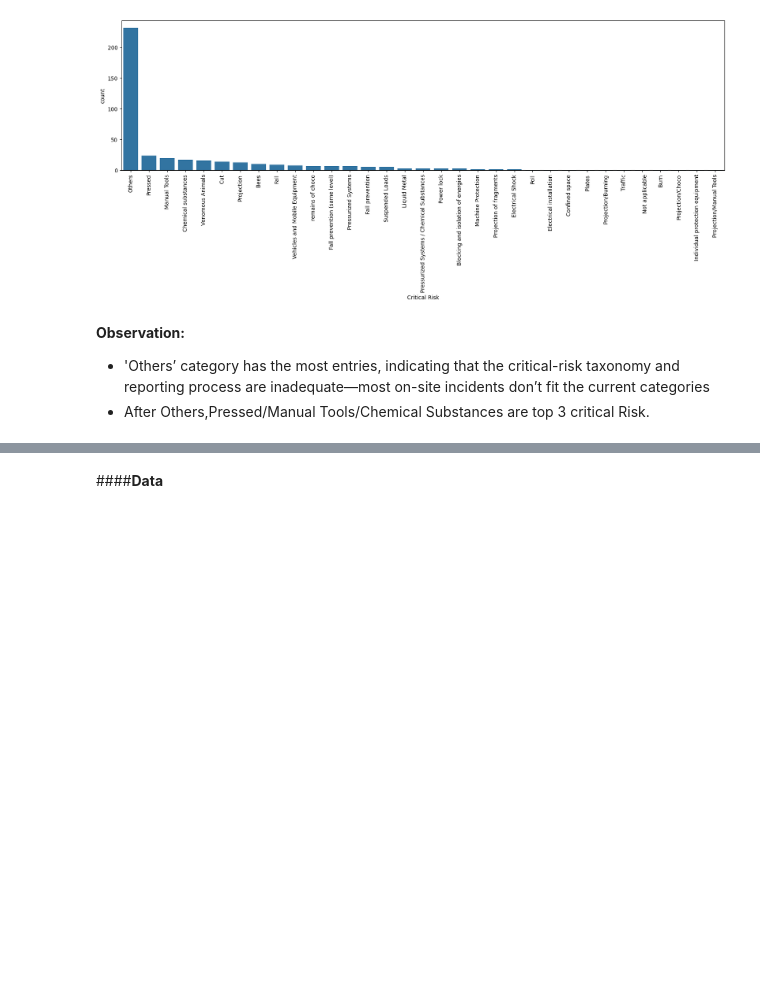
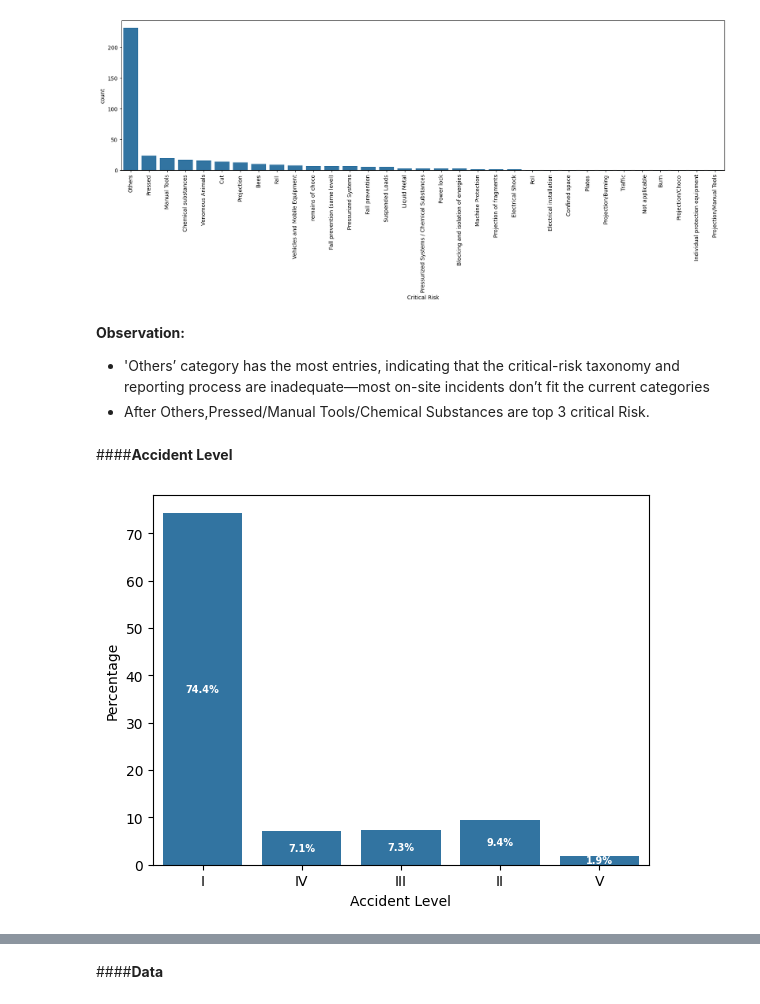
Before and after one commit to ABHINAVRISHI1983/nlp-chat-bot, a Jupyter notebook: NLPChatbot.ipynb, the cells around one changed output, grey strips where cells are left out. Cells and saved outputs as stored; diff of their text form; code cells hidden in the pictures; blank space fills up the shorter version.

Commit message:
Added missing EDA on Accident Level

```diff
--- a/NLPChatbot.ipynb
+++ b/NLPChatbot.ipynb
@@ -453,3 +453,22 @@ plt.show()
 
 * 'Others’ category has the most entries, indicating that the critical-risk taxonomy and reporting process are inadequate—most on-site incidents don’t fit the current categories
 * After Others,Pressed/Manual Tools/Chemical Substances are top 3 critical Risk.
+# %% [markdown]
+####**Accident Level**
+# %%
+ax = sns.countplot(data=data_eda, x="Accident Level", stat="percent")
+plt.ylabel("Percentage")
+plt.xlabel("Accident Level")
+# Add percentage labels inside bars
+for p in ax.patches:
+    percentage = f'{p.get_height():.1f}%'  # format with 1 decimal
+    ax.text(
+        p.get_x() + p.get_width() / 2.,  # x-position (center of bar)
+        p.get_height() / 2.,             # y-position (middle of bar)
+        percentage,
+        ha='center', va='center', color='white', fontsize=7, fontweight='bold'
+    )
+
+plt.show();
+# %% [output]
+[figure, added]
```
Also changed, not shown: parts of 3 cells of this notebook, 1 other file.
